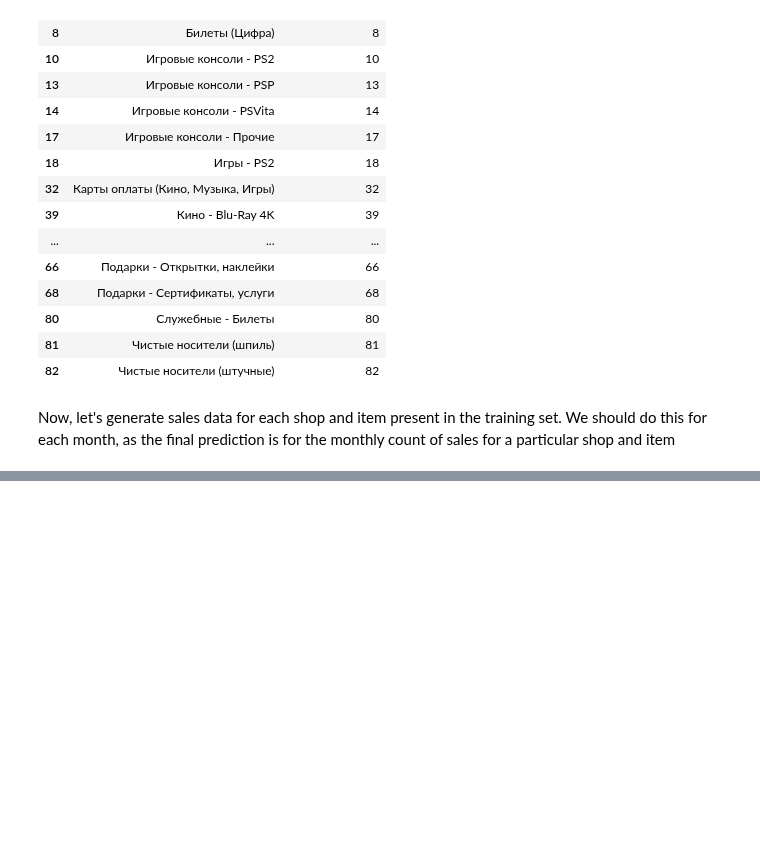
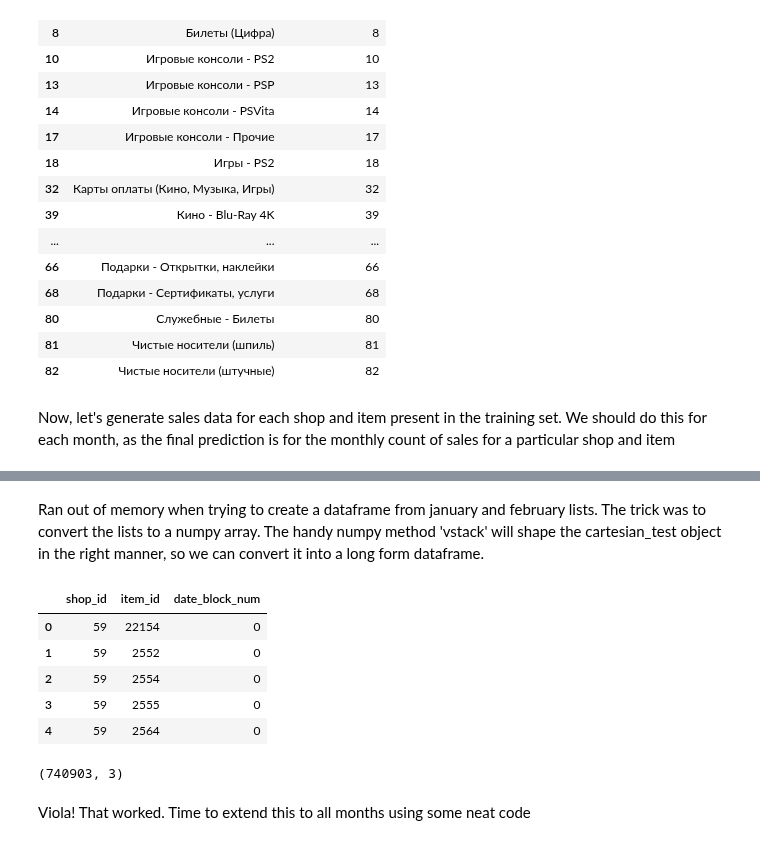
Before and after one commit to sarthakbatragatech/100-Days-of-ML, a Jupyter notebook: Time-Series-Forecasting/Predict-Future-Sales.ipynb, the cells around one changed output, grey strips where cells are left out. Cells and saved outputs as stored; diff of their text form; code cells hidden in the pictures; blank space fills up the shorter version.

Commit message:
Generated cartesian prod for Jan-Feb

```diff
--- a/Time-Series-Forecasting/Predict-Future-Sales.ipynb
+++ b/Time-Series-Forecasting/Predict-Future-Sales.ipynb
@@ -241,0 +258,6 @@ train['date'] =  pd.to_datetime(train['date'], format='%d.%m.%Y')
+# %%
+# Testing generation of cartesian product for the month of February in 2013
+
+shops_in_feb = train.loc[train['date_block_num']==1, 'shop_id'].unique()
+items_in_feb = train.loc[train['date_block_num']==1, 'item_id'].unique()
+feb = list(product(*[shops_in_feb, items_in_feb, [1]]))
@@ -241,0 +268,4 @@ train['date'] =  pd.to_datetime(train['date'], format='%d.%m.%Y')
+# %%
+cartesian_test = []
+cartesian_test.append(np.array(jan))
+cartesian_test.append(np.array(feb))
@@ -241,0 +288,21 @@ train['date'] =  pd.to_datetime(train['date'], format='%d.%m.%Y')
+# %% [markdown]
+Ran out of memory when trying to create a dataframe from january and february lists. The trick was to convert the lists to a numpy array. The handy numpy method 'vstack' will shape the cartesian_test object in the right manner, so we can convert it into a long form dataframe.
+# %%
+cartesian_test = np.vstack(cartesian_test)
+# %%
+cartesian_test_df = pd.DataFrame(cartesian_test, columns = ['shop_id', 'item_id', 'date_block_num'])
+# %%
+cartesian_test_df.head()
+# %% [output]
+|  | shop_id | item_id | date_block_num |
+| 0 | 59 | 22154 | 0 |
+| 1 | 59 | 2552 | 0 |
+| 2 | 59 | 2554 | 0 |
+| 3 | 59 | 2555 | 0 |
+| 4 | 59 | 2564 | 0 |
+# %%
+cartesian_test_df.shape
+# %% [output]
+(740903, 3)
+# %% [markdown]
+Viola! That worked. Time to extend this to all months using some neat code
```
Also changed, not shown: parts of 7 cells of this notebook.
